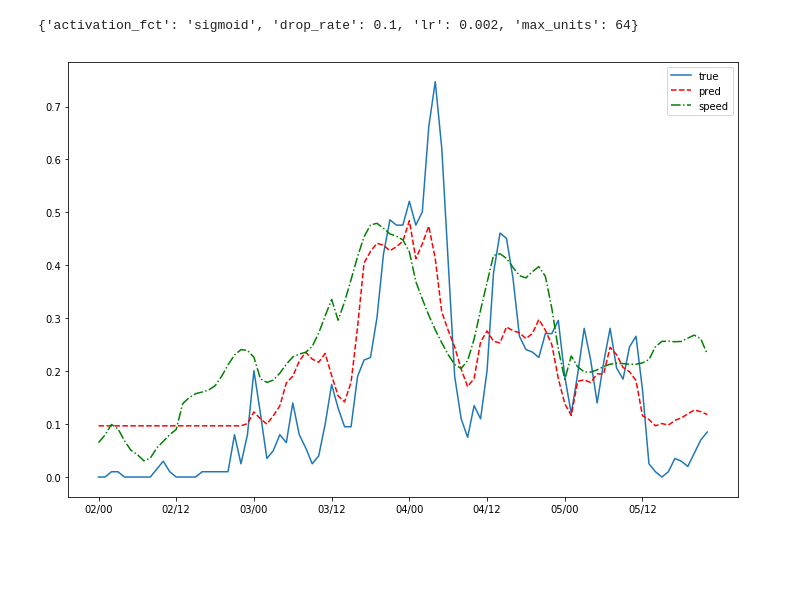
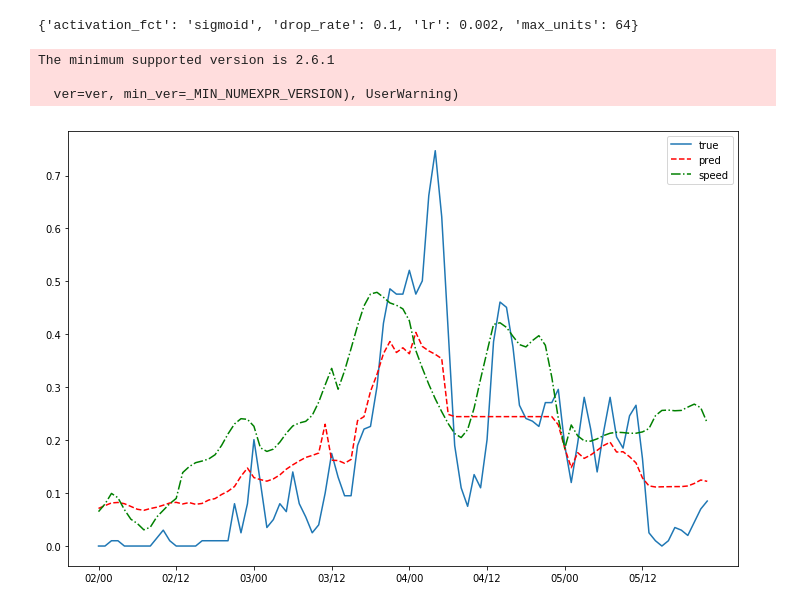
Before and after one commit to maximilian-jansen/GEF2012-wind-forecasting, a Jupyter notebook: GEF2012_wind_forecast.ipynb, the cells around one changed output. Saved outputs shown, nothing was run; the diff lists cells and outputs as text; code cells hidden in the pictures; blank space fills up the shorter version.

```diff
--- a/GEF2012_wind_forecast.ipynb
+++ b/GEF2012_wind_forecast.ipynb
@@ -356,25 +358,28 @@ best_NN_reg=rand_search_NN_reg.best_estimator_
 # %%
 #plot the ground truth, the predicted wind power using the best NN and the wind speed
 #use 4 days
 pltr1=data_labels_set.index.get_loc(('wf1','2009-07-02 00:00:00'))
 pltr2=data_labels_set.index.get_loc(('wf1','2009-07-05 23:00:00'))
 pltrange=range(pltr1,pltr2)
 
-pred_labels=best_NN_reg.predict(train_data_prep[pltrange])
+pred_labels=NN_reg.predict(train_data_prep[pltrange])
 
 true_labels=train_labels.iloc[pltrange].loc(axis=1)['wp'].values
 
 wind_speed=train_data.iloc[pltrange].loc(axis=1)['ws']/max(train_data.loc(axis=1)['ws'])
 
 dates_for_pred=data_labels_set.reset_index().loc(axis=1)['date'].iloc[pltrange].dt.strftime('%d/%H').values
 
 
 plt.figure(figsize=(12,8))
 plt.plot(dates_for_pred,true_labels,label='true',linestyle='-')
 plt.plot(dates_for_pred,pred_labels,label='pred',linestyle='--',color='red')
 plt.plot(dates_for_pred,wind_speed,label='speed',linestyle='-.',color='green')
 plt.xticks(dates_for_pred[0::12])
 plt.legend()
 plt.show()
 # %% [output]
+The minimum supported version is 2.6.1
+
+  ver=ver, min_ver=_MIN_NUMEXPR_VERSION), UserWarning)
-[figure, old version]
+[figure, new version]
```
Also changed, not shown: parts of 5 cells of this notebook.
